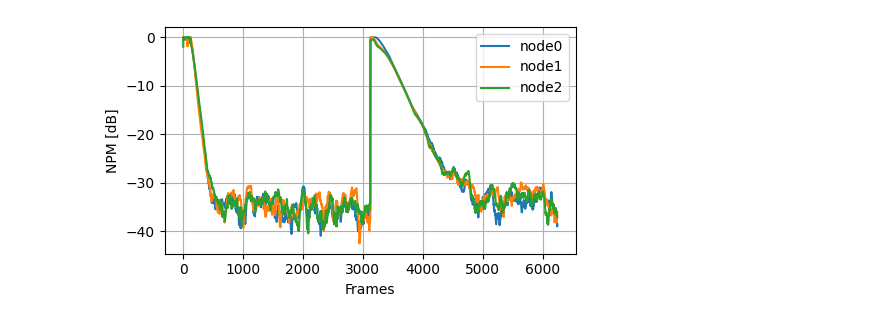
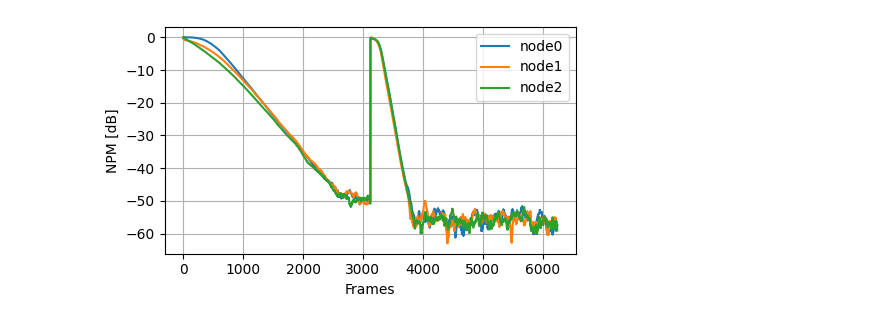
Before and after one commit to SOUNDS-RESEARCH/asilomar2023-adaptive-coding, a Jupyter notebook: src/codebook_scaling.ipynb, the cells around one changed output. Cells and saved outputs as stored; diff of their text form; code cells hidden in the pictures.

```diff
--- a/src/codebook_scaling.ipynb
+++ b/src/codebook_scaling.ipynb
@@ -70,7 +163,7 @@ for part in range(partitions):
     h[part] = h_
     hf[part] = hf_
 # %%
-SNR = 20
+SNR = 40
 noisy_signals = np.empty((0, M))
 for part in range(partitions):
     noisy_signals_ = utils.getNoisySignal(
@@ -80,36 +173,40 @@ for part in range(partitions):
 # %%
 transmission_hist = {}
 hopsize = L
 npm = []
 # nw.setOnTransmit(saveTransmissionHist)
 nwb.reset()
 nwb.setParameters(rho, stepsize, eta, 1, 0.0)
 # nwb.setDeltas(1e-8, 0.1, 0.1, 2, 0.001)
-for k_admm_fq in range(0, nr_samples - 2 * L, hopsize):
+for k_admm_fq in range(0, nr_samples - 4 * L, hopsize):
     nwb.step(noisy_signals[k_admm_fq : k_admm_fq + 2 * L, :])
     error = []
     for m in range(M):
         node: adfb.NodeProcessor = nwb.nodes[m]
-        error.append(utils.NPM(node.getEstimate(), hf[getPart(k_admm_fq)][:, m, None]))
+        error.append(
+            utils.NPM(
+                node.getEstimate(), hf[utils.getPart(k_admm_fq, part_len)][:, m, None]
+            )
+        )
     # npm.append(np.mean(error))
     npm.append(error)
 npm = np.asarray(npm)
 nw_ = nwb
 
 fig = plt.figure(figsize=(5, 3))
 # plt.title(rf"SNR={SNR}dB")
 plt.xlabel("Frames")
 plt.ylabel("NPM [dB]")
 labels = [f"node{label}" for label in range(M)]
 plt.plot(20 * np.log10(npm), label=labels)
 # plt.ylim(-50, 0)
 plt.grid()
 plt.tight_layout()
 plt.legend()
 plt.show()
 utils.savefig(fig, "npm")
 # %% [output]
-[figure, old version]
+[figure, new version]
 # %%
 transmission_hist = {}
 hopsize = L
```
Also changed, not shown: parts of 12 cells of this notebook, 2 other files.
